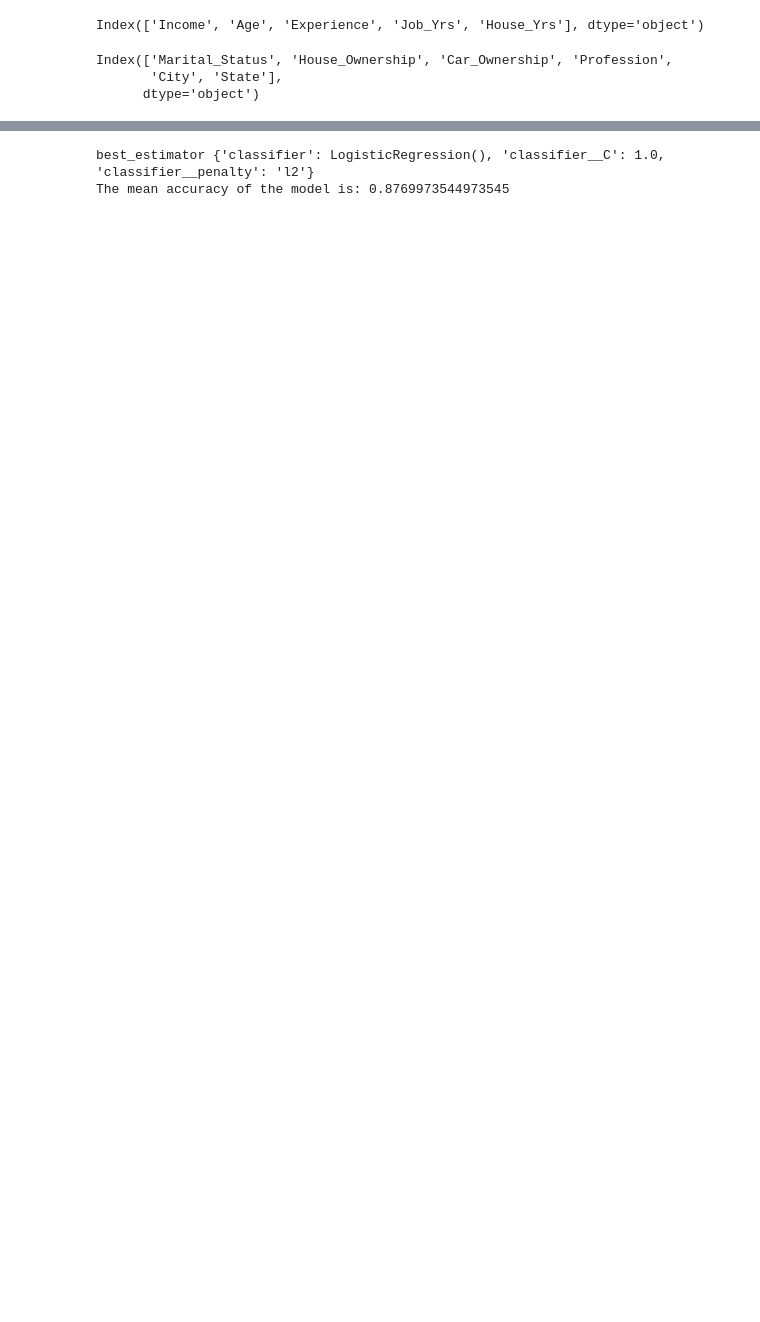
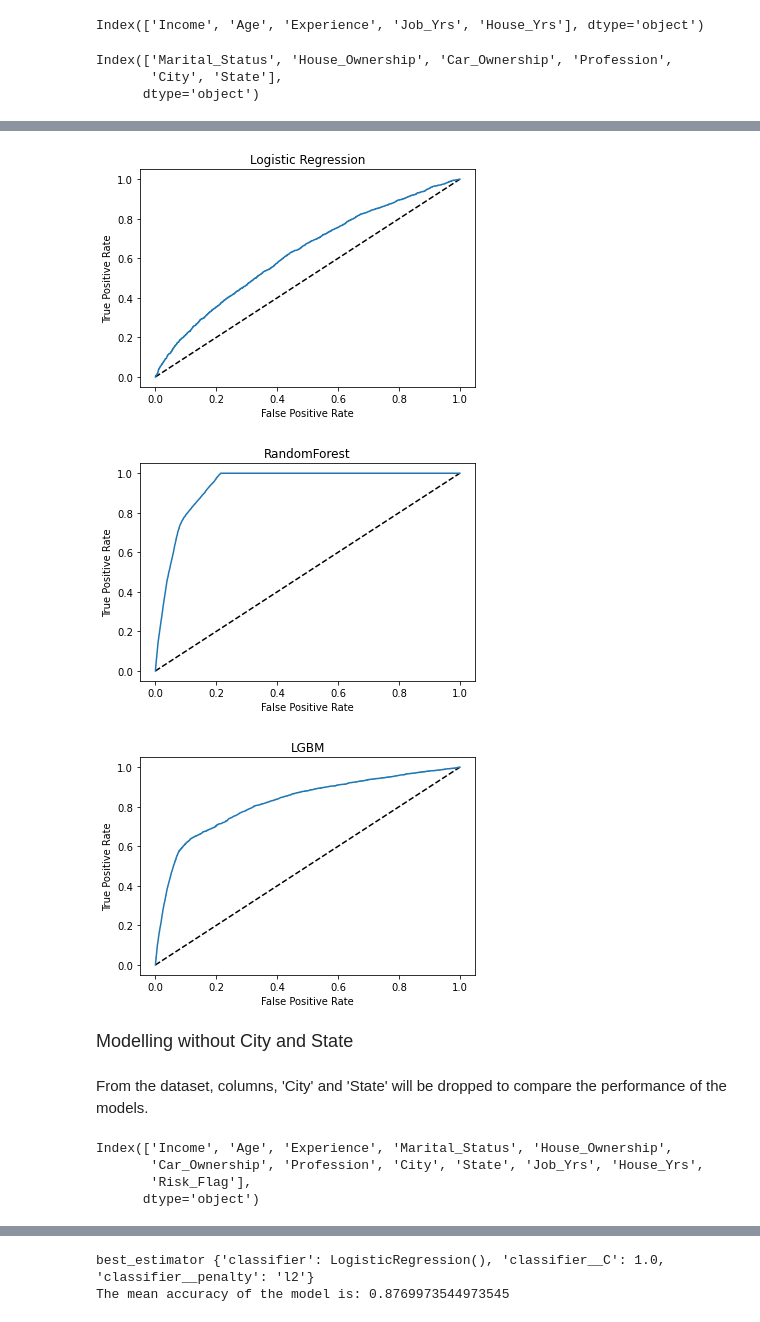
Before and after one commit to paulkimDSN/Capstone-3-, a Jupyter notebook: Preprocessing.ipynb, the cells around one changed output, grey strips where cells are left out. Saved outputs shown, nothing was run; the diff lists cells and outputs as text; code cells hidden in the pictures; blank space fills up the shorter version.

```diff
--- a/Preprocessing.ipynb
+++ b/Preprocessing.ipynb
@@ -206,0 +223,20 @@ Hyperparameter tuning for baseline models are conducted and evaluated.
+# %%
+for i,result in enumerate(pipelines):
+    y_scores=result.predict_proba(X_test_all)[:,1]
+    f_lr,t_lr,_=roc_curve(y_test_all,y_scores)
+    roc_auc=auc(f_lr,t_lr)
+    round(roc_auc,2)
+    plt.plot([0, 1], [0, 1], 'k--')
+    plt.plot(f_lr, t_lr)
+    plt.xlabel('False Positive Rate')
+    plt.ylabel('True Positive Rate')
+    plt.title(pipe_dict[i])
+    plt.show()
+# %% [output]
+[figure, added]
+[figure, added]
+[figure, added]
+# %% [markdown]
+<font size="4">Modelling without City and State
+# %% [markdown]
+From the dataset, columns, 'City' and 'State' will be dropped to compare the performance of the models.
@@ -206,0 +245,7 @@ Hyperparameter tuning for baseline models are conducted and evaluated.
+# %%
+df1.columns
+# %% [output]
+Index(['Income', 'Age', 'Experience', 'Marital_Status', 'House_Ownership',
+       'Car_Ownership', 'Profession', 'City', 'State', 'Job_Yrs', 'House_Yrs',
+       'Risk_Flag'],
+      dtype='object')
```
Also changed, not shown: parts of 107 cells of this notebook, 6 other files.
